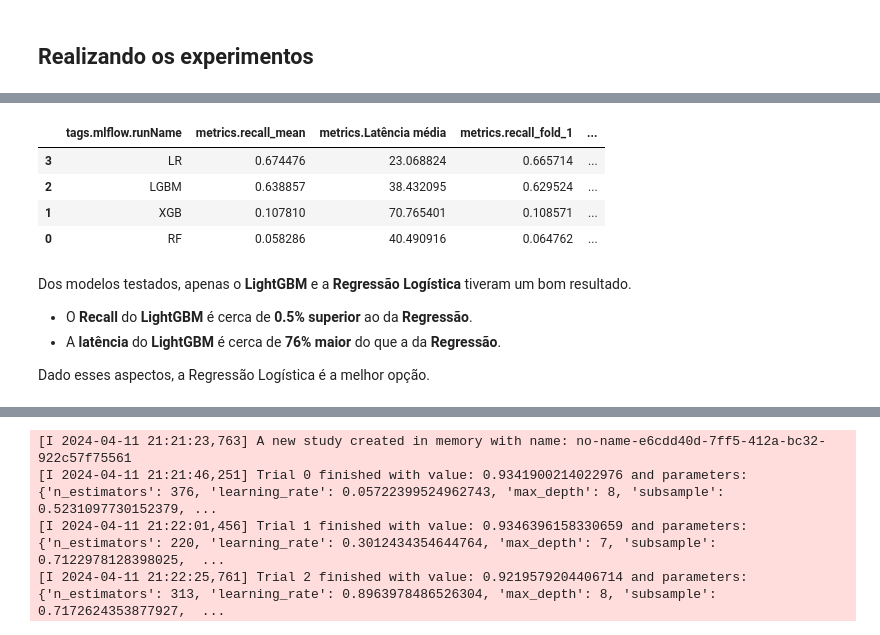
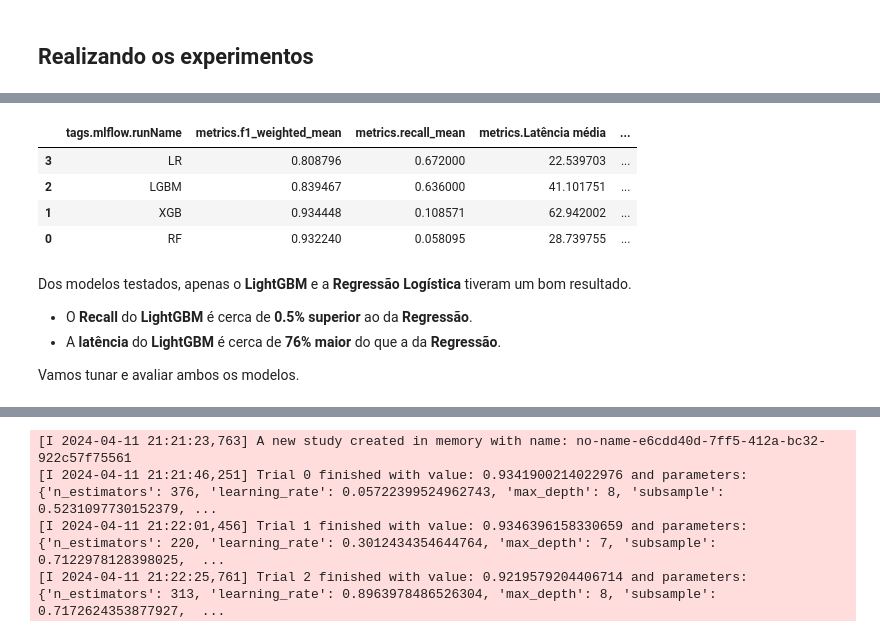
Before and after one commit to dnsrsdata/preditor_fraude, a Jupyter notebook: notebooks/model_experimentation.ipynb, the cells around one changed output, grey strips where cells are left out. Cells and saved outputs as stored; diff of their text form; code cells hidden in the pictures.

```diff
--- a/notebooks/model_experimentation.ipynb
+++ b/notebooks/model_experimentation.ipynb
@@ -420,22 +430,23 @@ And if memory is not enough, you can set `force_col_wise=true`.
 [LightGBM] [Info] Start training from score -2.944439
 # %%
 # Definindo as colunas de interesse
-colunas_para_buscar = ["tags.mlflow.runName", 'metrics.recall_mean',
-                       'metrics.Latência média', 'metrics.recall_fold_1',
-                       'metrics.recall_fold_2', 'metrics.recall_fold_3',
-                       'metrics.recall_fold_4', 'metrics.recall_fold_5']
+colunas_para_buscar = ["tags.mlflow.runName", 'metrics.f1_weighted_mean',
+                       'metrics.recall_mean', 'metrics.Latência média',
+                       'metrics.recall_fold_1', 'metrics.recall_fold_2',
+                       'metrics.recall_fold_3', 'metrics.recall_fold_4',
+                       'metrics.recall_fold_5']
 
 # Buscando os melhores modelos
 runs = mlflow.search_runs()[colunas_para_buscar]
 
 # Ordenando por recall médio
 runs.sort_values(by="metrics.recall_mean", ascending=False)
 # %% [output]
-|  | tags.mlflow.runName | metrics.recall_mean | metrics.Latência média | metrics.recall_fold_1 | ... |
-| 3 | LR | 0.674476 | 23.068824 | 0.665714 | ... |
-| 2 | LGBM | 0.638857 | 38.432095 | 0.629524 | ... |
-| 1 | XGB | 0.107810 | 70.765401 | 0.108571 | ... |
-| 0 | RF | 0.058286 | 40.490916 | 0.064762 | ... |
+|  | tags.mlflow.runName | metrics.f1_weighted_mean | metrics.recall_mean | metrics.Latência média | ... |
+| 3 | LR | 0.808796 | 0.672000 | 22.539703 | ... |
+| 2 | LGBM | 0.839467 | 0.636000 | 41.101751 | ... |
+| 1 | XGB | 0.934448 | 0.108571 | 62.942002 | ... |
+| 0 | RF | 0.932240 | 0.058095 | 28.739755 | ... |
 # %% [markdown]
 Dos modelos testados, apenas o **LightGBM** e a **Regressão Logística** tiveram
 um bom resultado.
@@ -443,5 +454,5 @@ um bom resultado.
 - O **Recall** do **LightGBM** é cerca de **0.5% superior** ao da **Regressão**.
 - A **latência** do **LightGBM** é cerca de **76% maior** do que a da **Regressão**.
 
-Dado esses aspectos, a Regressão Logística é a melhor opção.
+Vamos tunar e avaliar ambos os modelos.
 # %%
```
Also changed, not shown: parts of 8 cells of this notebook.
